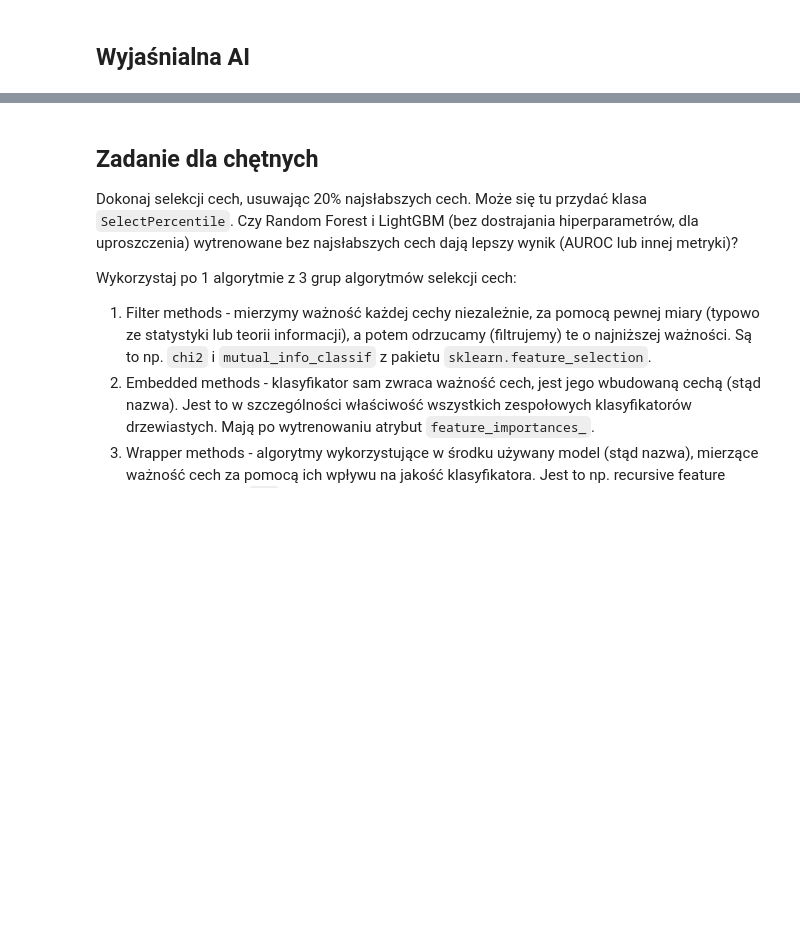
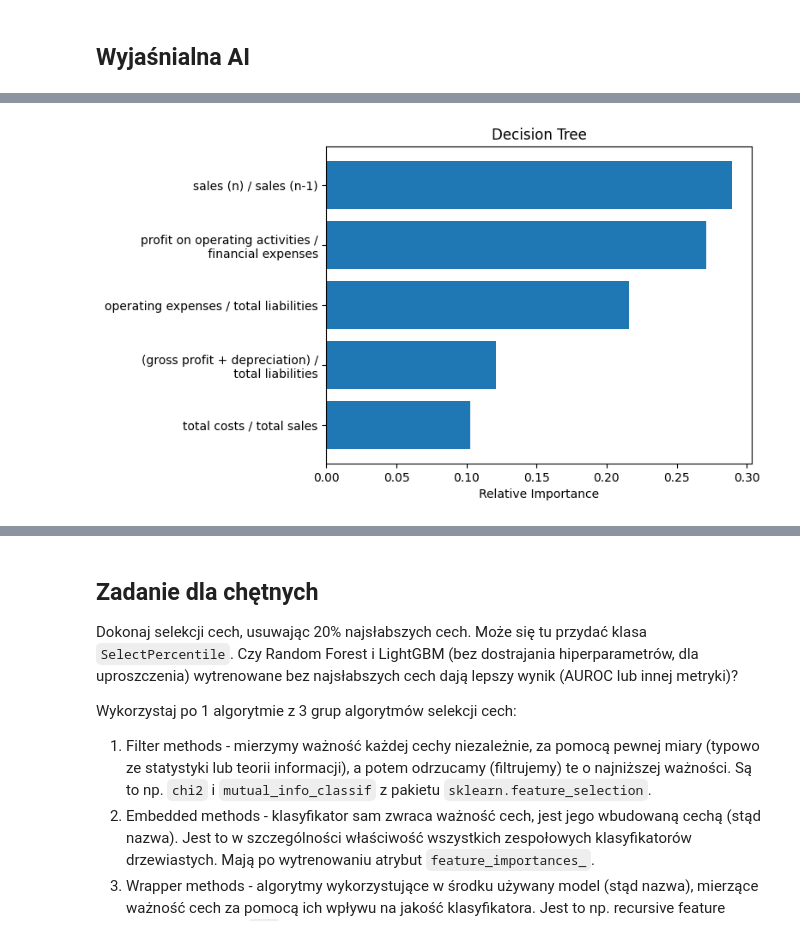
Before and after one commit to integraledelebesgue/ArtificialIntelligence, a Jupyter notebook: lab2/lab_2.ipynb, the cells around one changed output, grey strips where cells are left out. Saved outputs shown, nothing was run; the diff lists cells and outputs as text; code cells hidden in the pictures; blank space fills up the shorter version.

```diff
--- a/lab2/lab_2.ipynb
+++ b/lab2/lab_2.ipynb
@@ -386,7 +405,7 @@ Wytrenuj klasyfikator LightGBM (klasa `LGBMClassifier`), sprawdź jego AUROC na
 # %%
 from lightgbm import LGBMClassifier
 # %%
-model = LGBMClassifier(random_state=0, n_jobs=-1)
-model.fit(X_resampled, y_resampled)
-auroc(model, X_test, y_test)
+lgbm = LGBMClassifier(random_state=0, n_jobs=-1, verbose=-100)
+lgbm.fit(X_resampled, y_resampled)
+auroc(lgbm, X_test, y_test)
 # %% [output]
@@ -437,18 +452,18 @@ param_grid = {
     "subsample": [0.8, 0.9, 1.0],
 }
 
-base = LGBMClassifier(random_state=0, n_jobs=-1)
+base = LGBMClassifier(random_state=0, n_jobs=-1, verbose=-100, force_col_wise=True)
 
-model = RandomizedSearchCV(
+lgbm_tuned = RandomizedSearchCV(
     base,
     param_grid,
     n_iter=30,
     scoring='roc_auc',
     random_state=0,
-    n_jobs=-1
+    n_jobs=4
 )
 
-model.fit(X_resampled, y_resampled)
+lgbm_tuned.fit(X_resampled, y_resampled)
 
-auroc(model, X_test, y_test)
+auroc(lgbm_tuned, X_test, y_test)
 # %% [output]
@@ -547,0 +546,18 @@ report(model_tuned, X_test, y_test)
+# %%
+def normalize(data):
+    return data / np.sum(data)
+# %%
+def plot_importance(model, title, n_top=5, rescale=True):
+    importances = model.feature_importances_
+    indices = np.argsort(importances)
+
+    ys = importances[indices][len(indices)-n_top:]
+
+    if rescale:
+        ys = normalize(ys)
+
+    plt.title(title)
+    plt.barh(range(n_top), ys, align='center')
+    plt.yticks(range(n_top), [feature_names[i] for i in indices[len(indices)-n_top:]])
+    plt.xlabel('Relative Importance')
+    plt.show()
@@ -547,0 +572,4 @@ report(model_tuned, X_test, y_test)
+# %%
+plot_importance(decision_tree, 'Decision Tree')
+# %% [output]
+[figure, added]
```
Also changed, not shown: parts of 87 cells of this notebook, 2 other files.
